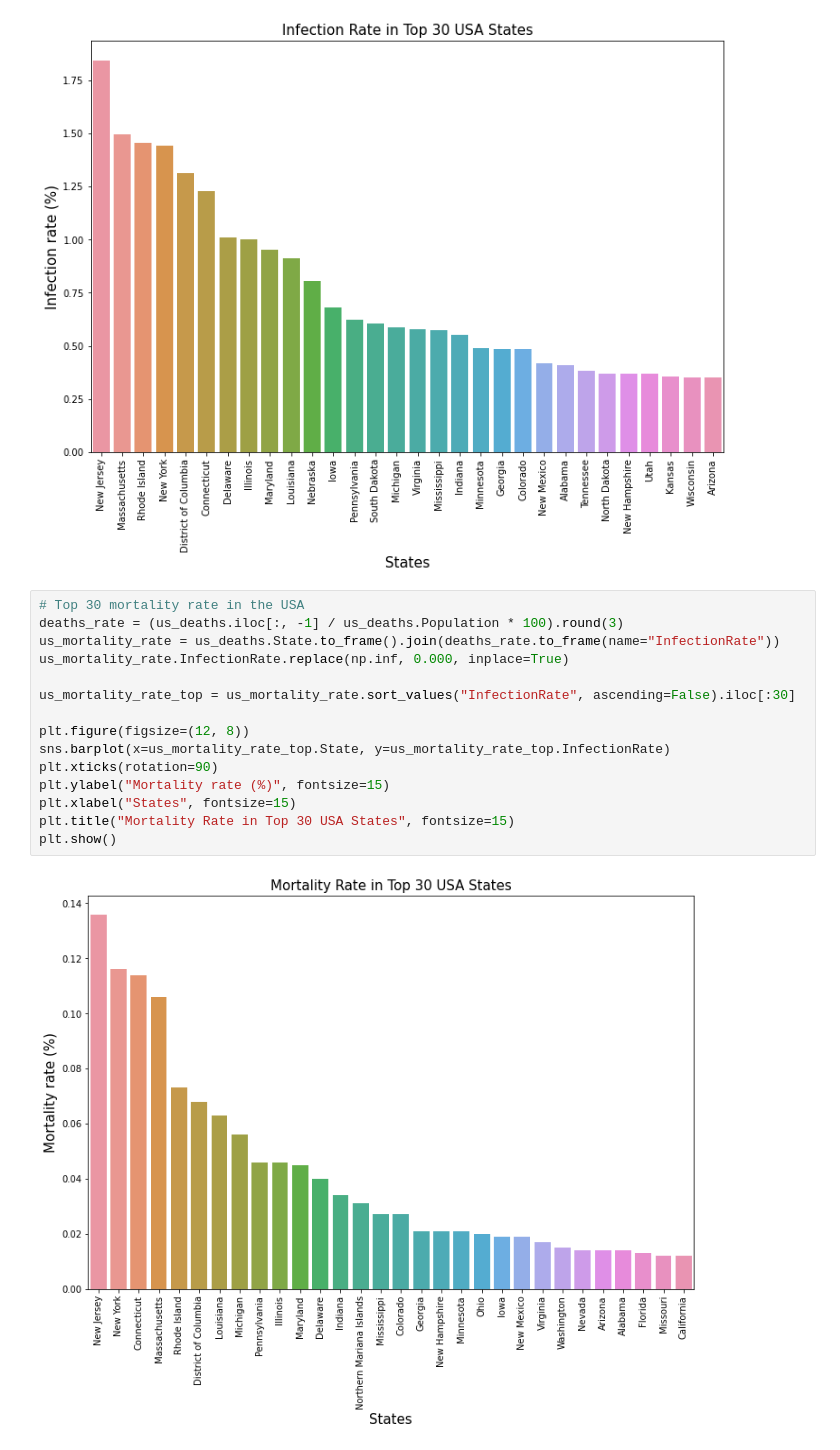
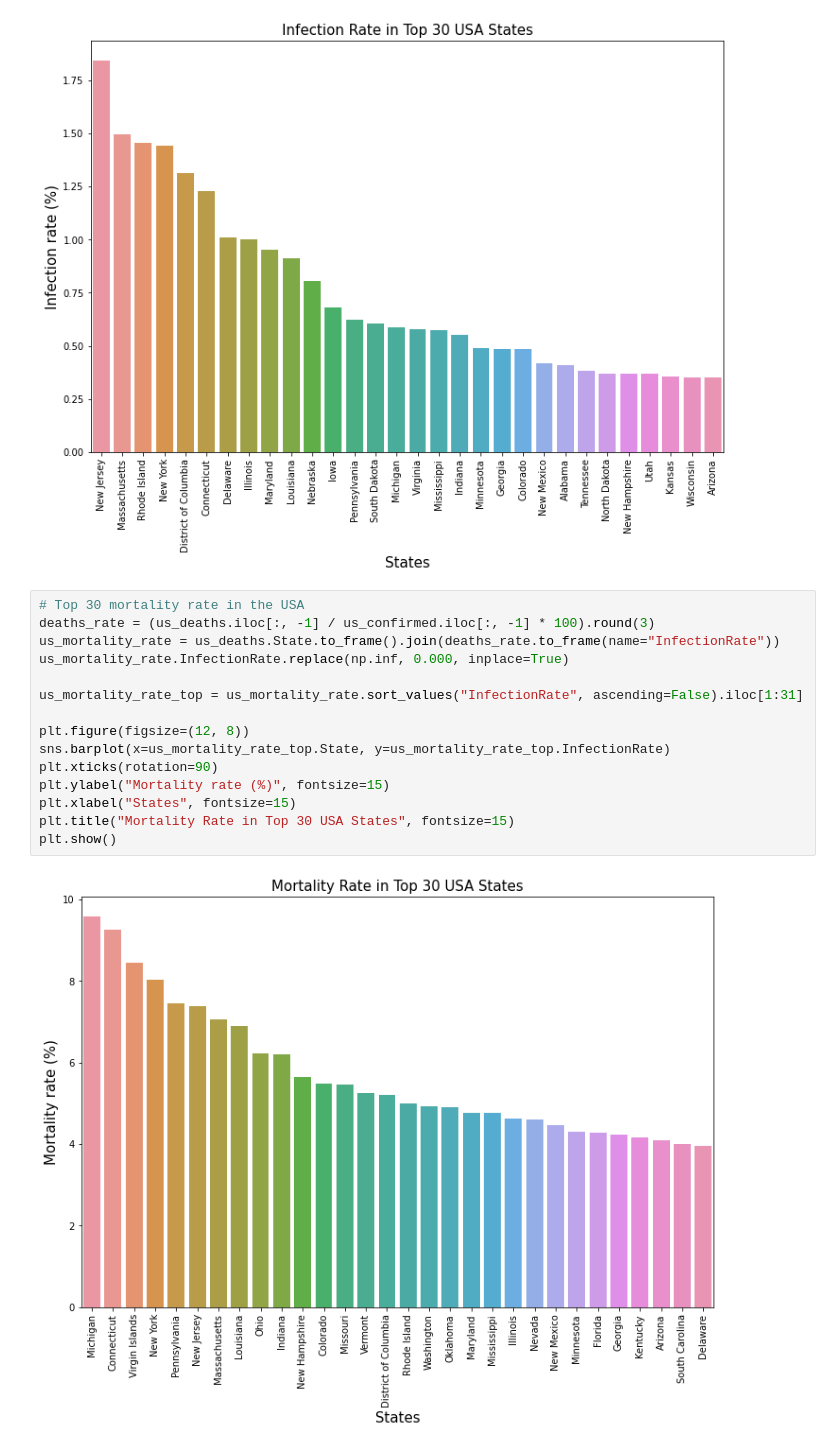
Before and after one commit to ShionFujimori/covid19-analysis, a Jupyter notebook: covid19_analysis.ipynb, the cells around one changed output. Drawn from its saved outputs; the diff is of its cells as text.

```diff
--- a/covid19_analysis.ipynb
+++ b/covid19_analysis.ipynb
@@ -1001,18 +1001,18 @@ plt.show()
 [figure]
 # %%
 # Top 30 mortality rate in the USA
-deaths_rate = (us_deaths.iloc[:, -1] / us_deaths.Population * 100).round(3)
+deaths_rate = (us_deaths.iloc[:, -1] / us_confirmed.iloc[:, -1] * 100).round(3)
 us_mortality_rate = us_deaths.State.to_frame().join(deaths_rate.to_frame(name="InfectionRate"))
 us_mortality_rate.InfectionRate.replace(np.inf, 0.000, inplace=True)
 
-us_mortality_rate_top = us_mortality_rate.sort_values("InfectionRate", ascending=False).iloc[:30]
+us_mortality_rate_top = us_mortality_rate.sort_values("InfectionRate", ascending=False).iloc[1:31]
 
 plt.figure(figsize=(12, 8))
 sns.barplot(x=us_mortality_rate_top.State, y=us_mortality_rate_top.InfectionRate)
 plt.xticks(rotation=90)
 plt.ylabel("Mortality rate (%)", fontsize=15)
 plt.xlabel("States", fontsize=15)
 plt.title("Mortality Rate in Top 30 USA States", fontsize=15)
 plt.show()
 # %% [output]
-[figure, old version]
+[figure, new version]
```
